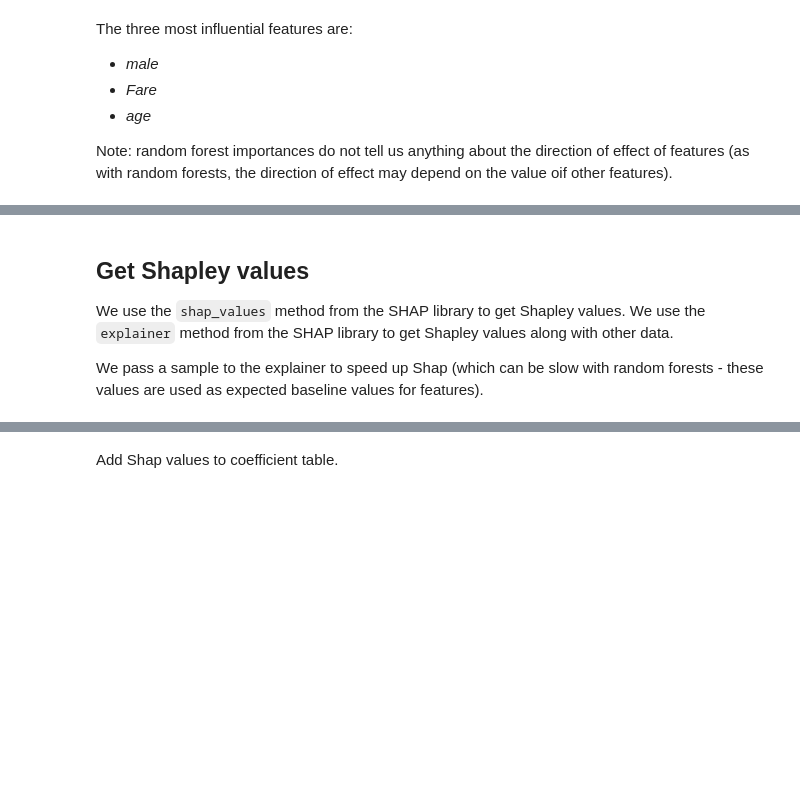
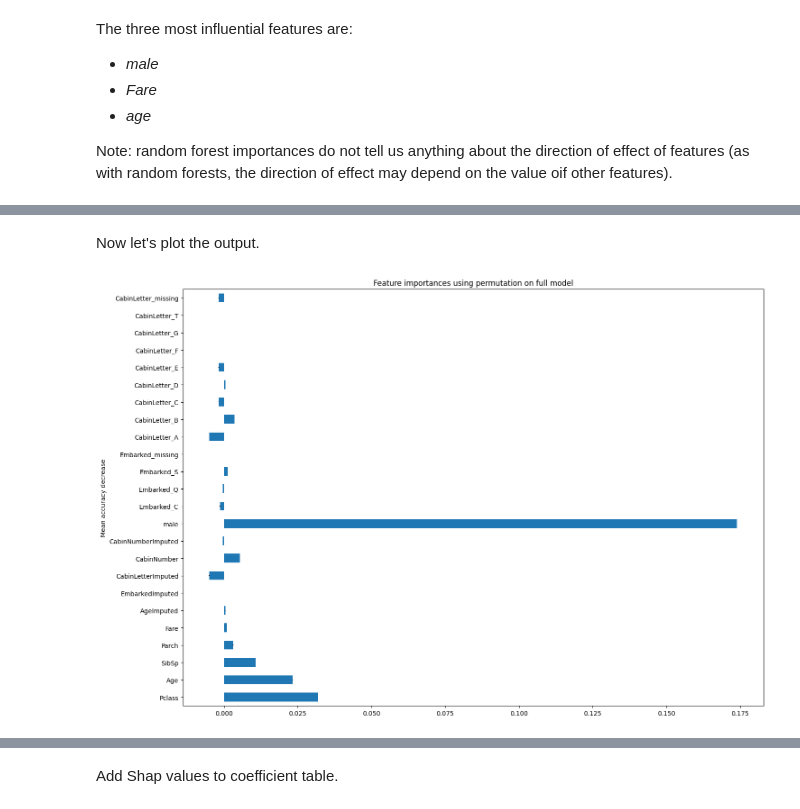
Before and after one commit to hsma-programme/h6_4g_explainable_ai, a Jupyter notebook: teaching_notebooks/pdp_ice_feature_importance_shap_table_tree_classification_titanic.ipynb, the cells around one changed output, grey strips where cells are left out. Cells and saved outputs as stored; diff of their text form; code cells hidden in the pictures; blank space fills up the shorter version.

```diff
--- a/teaching_notebooks/pdp_ice_feature_importance_shap_table_tree_classification_titanic.ipynb
+++ b/teaching_notebooks/pdp_ice_feature_importance_shap_table_tree_classification_titanic.ipynb
@@ -170,0 +175,6 @@ This works with tree based models, but is actually a model-agnostic approach.
+# %%
+result_pfi = permutation_importance(
+    model, X_test, y_test, n_repeats=10, random_state=42, n_jobs=2
+)
+
+result_pfi
@@ -171,24 +199,13 @@ This works with tree based models, but is actually a model-agnostic approach.
+# %% [markdown]
+Now let's plot the output.
 # %%
-feature_names = X.columns.tolist()
-
-result = permutation_importance(
-    model, X_test, y_test, n_repeats=10, random_state=42, n_jobs=2
-)
-
-forest_importances = pd.Series(result.importances_mean, index=feature_names)
+feature_importances_pfi = pd.Series(result_pfi.importances_mean, index=feature_names)
 
 fig, ax = plt.subplots(figsize=(15,10))
-forest_importances.plot.bar(yerr=result.importances_std, ax=ax)
+feature_importances_pfi.plot.barh(yerr=result_pfi.importances_std, ax=ax)
 ax.set_title("Feature importances using permutation on full model")
 ax.set_ylabel("Mean accuracy decrease")
 fig.tight_layout()
 plt.show()
+# %% [output]
+[figure, added]
-# %% [markdown]
-## Get Shapley values
-
-We use the `shap_values` method from the SHAP library to get Shapley values.
-We use the `explainer` method from the SHAP library to get Shapley values along with other data.
-
-We pass a sample to the explainer to speed up Shap (which can be slow with random forests - these values are used as expected baseline values for features).
-
-<!-- [`check_additivity`](https://shap-lrjball.readthedocs.io/en/latest/generated/shap.TreeExplainer.html?highlight=check_additivity) has been disabled as the fit reported a small difference between between predicted probability and baseline probability with all Shap values summed. -->
```
Also changed, not shown: parts of 42 cells of this notebook.
